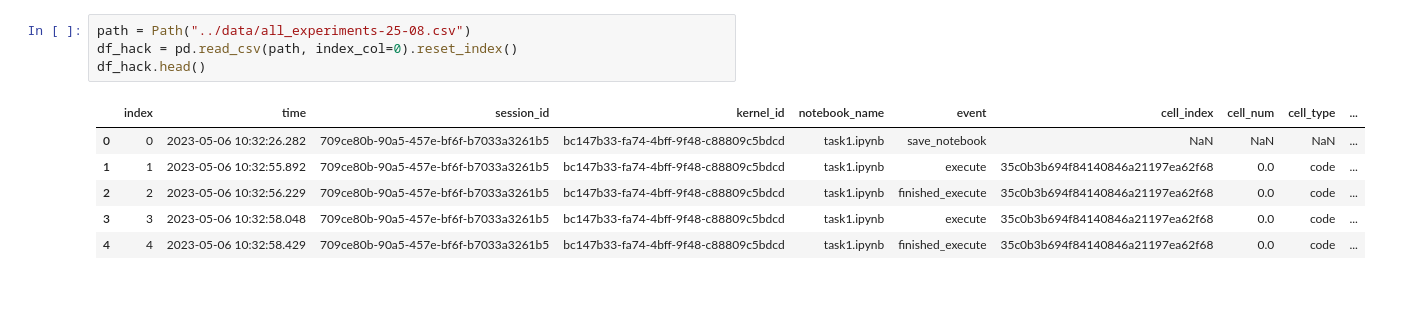
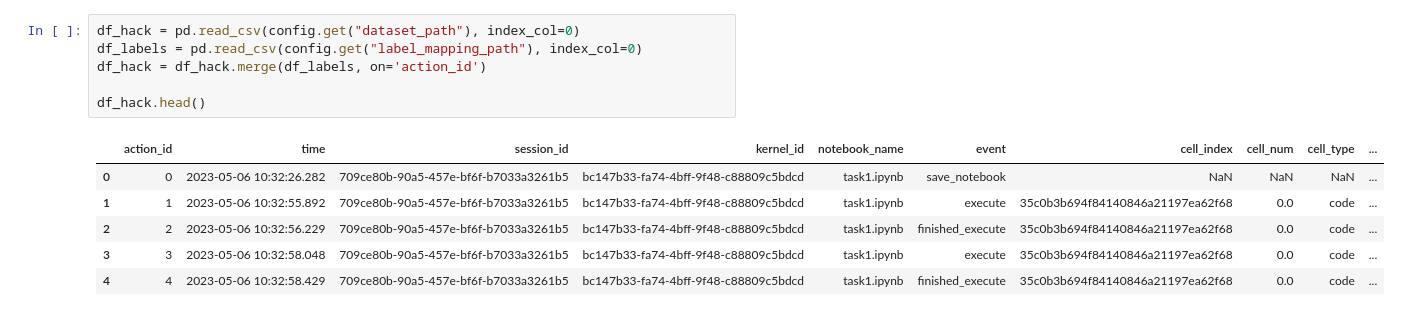
Before and after one commit to konstantgr/jupyter-logs-analysis, a Jupyter notebook: analysis/00-dataset-example.ipynb, the cells around one changed output. Cells and saved outputs as stored; diff of their text form.

```diff
--- a/analysis/00-dataset-example.ipynb
+++ b/analysis/00-dataset-example.ipynb
@@ -10,17 +21,19 @@ from metrics.june_dataset import JuNEDataset
 # %% [output]
 The autoreload extension is already loaded. To reload it, use:
   %reload_ext autoreload
-# %%
-path = Path("../data/all_experiments-25-08.csv")
-df_hack = pd.read_csv(path, index_col=0).reset_index()
-df_hack.head()
-# %% [output]
-|  | index | time | session_id | kernel_id | notebook_name | event | cell_index | cell_num | cell_type | ... |
-| 0 | 0 | 2023-05-06 10:32:26.282 | 709ce80b-90a5-457e-bf6f-b7033a3261b5 | bc147b33-fa74-4bff-9f48-c88809c5bdcd | task1.ipynb | save_notebook | NaN | NaN | NaN | ... |
-| 1 | 1 | 2023-05-06 10:32:55.892 | 709ce80b-90a5-457e-bf6f-b7033a3261b5 | bc147b33-fa74-4bff-9f48-c88809c5bdcd | task1.ipynb | execute | 35c0b3b694f84140846a21197ea62f68 | 0.0 | code | ... |
-| 2 | 2 | 2023-05-06 10:32:56.229 | 709ce80b-90a5-457e-bf6f-b7033a3261b5 | bc147b33-fa74-4bff-9f48-c88809c5bdcd | task1.ipynb | finished_execute | 35c0b3b694f84140846a21197ea62f68 | 0.0 | code | ... |
-| 3 | 3 | 2023-05-06 10:32:58.048 | 709ce80b-90a5-457e-bf6f-b7033a3261b5 | bc147b33-fa74-4bff-9f48-c88809c5bdcd | task1.ipynb | execute | 35c0b3b694f84140846a21197ea62f68 | 0.0 | code | ... |
-| 4 | 4 | 2023-05-06 10:32:58.429 | 709ce80b-90a5-457e-bf6f-b7033a3261b5 | bc147b33-fa74-4bff-9f48-c88809c5bdcd | task1.ipynb | finished_execute | 35c0b3b694f84140846a21197ea62f68 | 0.0 | code | ... |
+# %%
+df_hack = pd.read_csv(config.get("dataset_path"), index_col=0)
+df_labels = pd.read_csv(config.get("label_mapping_path"), index_col=0)
+df_hack = df_hack.merge(df_labels, on='action_id')
+
+df_hack.head()
+# %% [output]
+|  | action_id | time | session_id | kernel_id | notebook_name | event | cell_index | cell_num | cell_type | ... |
+| 0 | 0 | 2023-05-06 10:32:26.282 | 709ce80b-90a5-457e-bf6f-b7033a3261b5 | bc147b33-fa74-4bff-9f48-c88809c5bdcd | task1.ipynb | save_notebook | NaN | NaN | NaN | ... |
+| 1 | 1 | 2023-05-06 10:32:55.892 | 709ce80b-90a5-457e-bf6f-b7033a3261b5 | bc147b33-fa74-4bff-9f48-c88809c5bdcd | task1.ipynb | execute | 35c0b3b694f84140846a21197ea62f68 | 0.0 | code | ... |
+| 2 | 2 | 2023-05-06 10:32:56.229 | 709ce80b-90a5-457e-bf6f-b7033a3261b5 | bc147b33-fa74-4bff-9f48-c88809c5bdcd | task1.ipynb | finished_execute | 35c0b3b694f84140846a21197ea62f68 | 0.0 | code | ... |
+| 3 | 3 | 2023-05-06 10:32:58.048 | 709ce80b-90a5-457e-bf6f-b7033a3261b5 | bc147b33-fa74-4bff-9f48-c88809c5bdcd | task1.ipynb | execute | 35c0b3b694f84140846a21197ea62f68 | 0.0 | code | ... |
+| 4 | 4 | 2023-05-06 10:32:58.429 | 709ce80b-90a5-457e-bf6f-b7033a3261b5 | bc147b33-fa74-4bff-9f48-c88809c5bdcd | task1.ipynb | finished_execute | 35c0b3b694f84140846a21197ea62f68 | 0.0 | code | ... |
 # %%
 june = JuNEDataset(df_hack)
 june.prepare_dataset()
```
Also changed, not shown: parts of 4 cells of this notebook, 16 other files.
